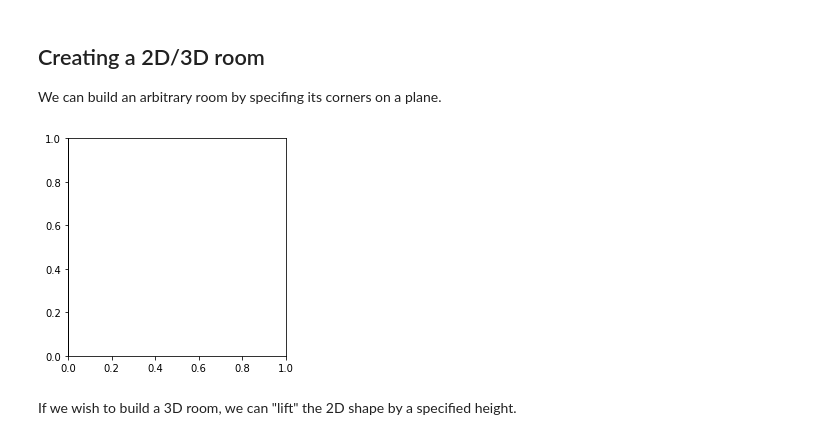
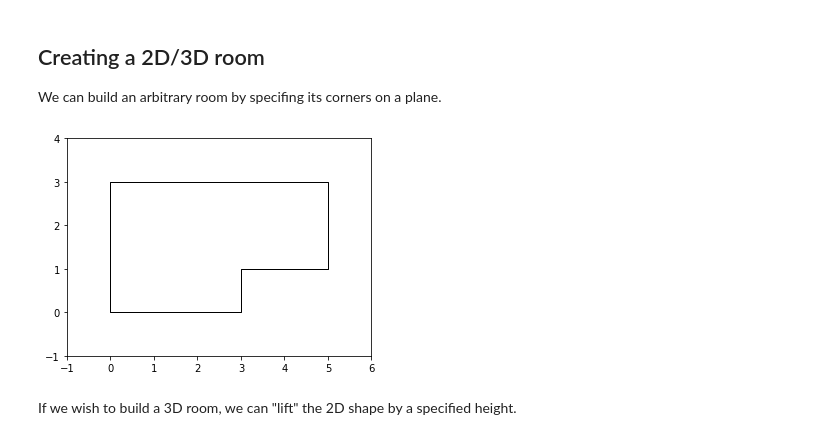
Before and after one commit to LCAV/pyroomacoustics, a Jupyter notebook: notebooks/pyroomacoustics_demo.ipynb, the cells around one changed output. Drawn from its saved outputs; the diff is of its cells as text; code cells hidden in the pictures.

Commit message:
Fixed plot axis limits in first example.

```diff
--- a/notebooks/pyroomacoustics_demo.ipynb
+++ b/notebooks/pyroomacoustics_demo.ipynb
@@ -37,10 +37,12 @@ We can build an arbitrary room by specifing its corners on a plane.
 # %%
 corners = np.array([[0,0], [0,3], [5,3], [5,1], [3,1], [3,0]]).T  # [x,y]
 room = pra.Room.from_corners(corners)
 
 fig, ax = room.plot()
+ax.set_xlim([-1, 6])
+ax.set_ylim([-1, 4]);
 # %% [output]
-[figure, old version]
+[figure, new version]
 # %% [markdown]
 If we wish to build a 3D room, we can "lift" the 2D shape by a specified height.
 # %%
```
Also changed, not shown: parts of 4 cells of this notebook.
